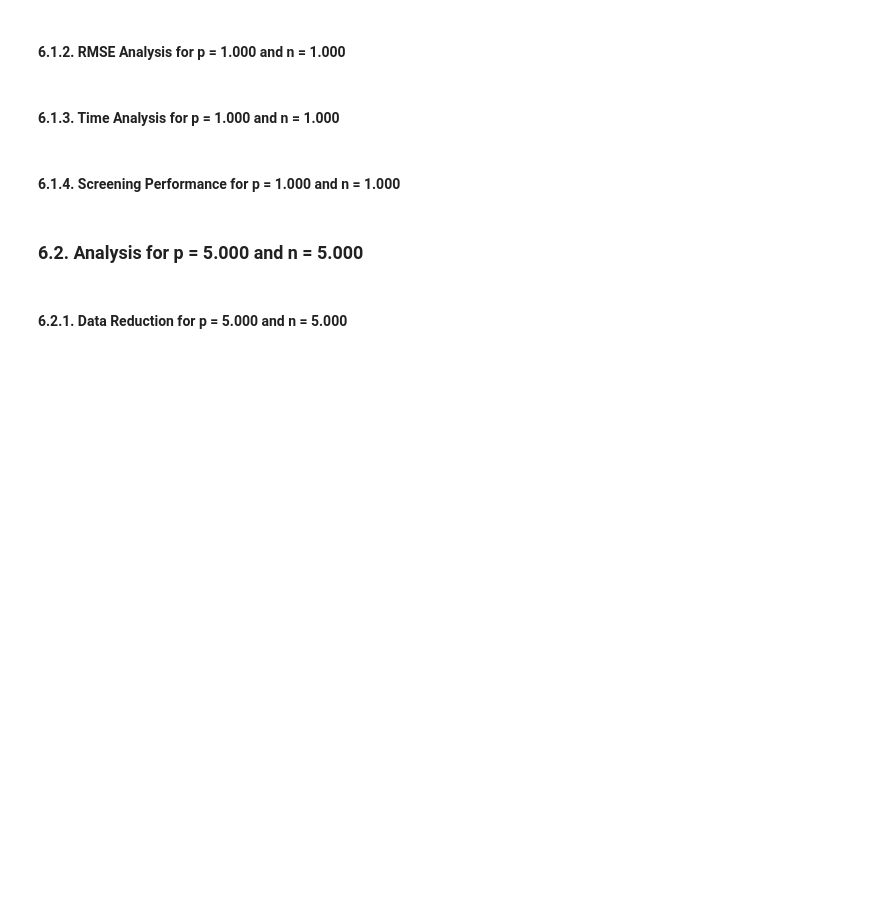
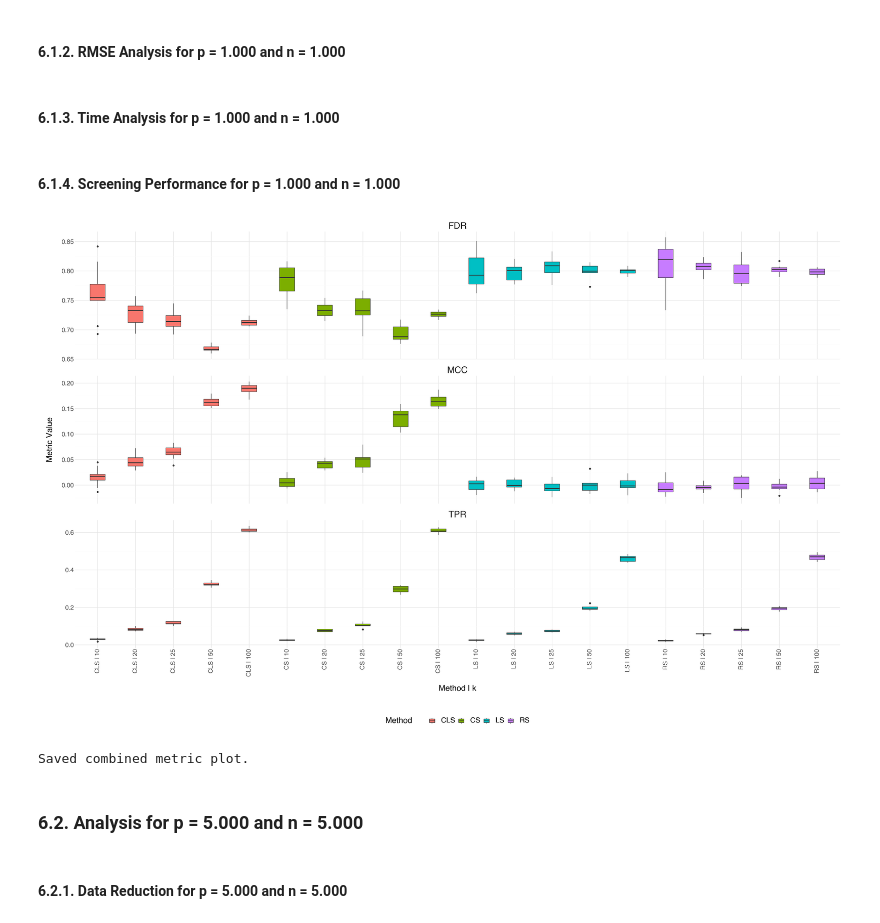
Before and after one commit to TimSchmale/Masterthesis-Schmale, a Jupyter notebook: Masterthesis_Plots.ipynb, the cells around one changed output. Saved outputs shown, nothing was run; the diff lists cells and outputs as text; code cells hidden in the pictures; blank space fills up the shorter version.

```diff
--- a/Masterthesis_Plots.ipynb
+++ b/Masterthesis_Plots.ipynb
@@ -1040,18 +1102,20 @@ plot_facets_all_seeds(
 # %%
 #==============================================================================================
 # Simulation Study: Evaluation of Screening Performance for p = 1.000 and n = 1.000
 #==============================================================================================
 
 df_screen = collect_screening_results(
     results_1000_combined,
     k_vector,
     base,
     data_folder,
     reps
 )
 
-plot_screening_facets(df_screen, metric="HitPercentage", aggregate="raw")
-plot_screening_facets(df_screen, metric="BetaShare", aggregate="raw")
+plot_screening_metrics(df_screen, dataset="1000", pipeline="lasso", save_path="plots/screening")
+# %% [output]
+[figure, added]
+Saved combined metric plot.
 # %%
 plot_dimension_facets(results_1000_combined, k_vector)
 # %% [markdown]
```
Also changed, not shown: parts of 95 cells of this notebook, 4 other files.
